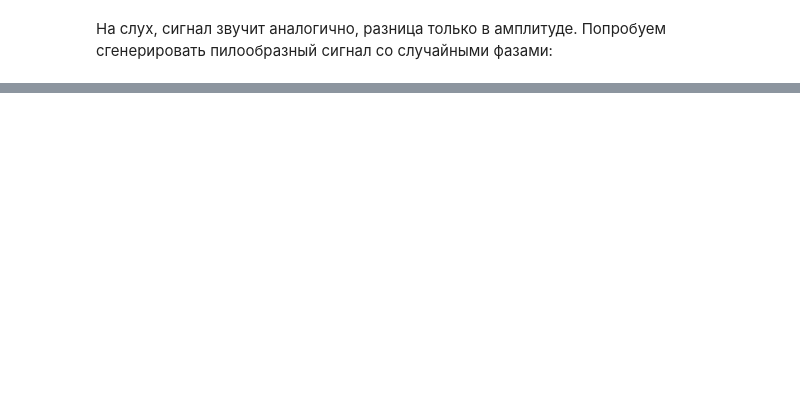
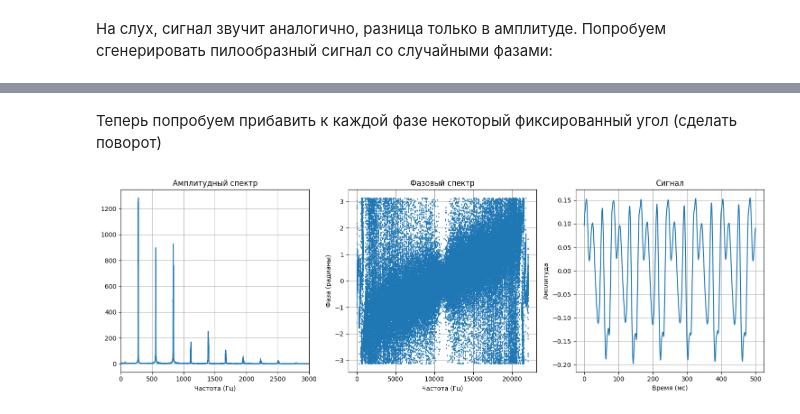
Before and after one commit to annashell/linear_models, a Jupyter notebook: phases.ipynb, the cells around one changed output, grey strips where cells are left out. Saved outputs shown, nothing was run; the diff lists cells and outputs as text; code cells hidden in the pictures; blank space fills up the shorter version.

```diff
--- a/phases.ipynb
+++ b/phases.ipynb
@@ -259,0 +373,49 @@ ipd.Audio(data=original_signal, rate=44100)
+# %% [markdown]
+Теперь попробуем прибавить к каждой фазе некоторый фиксированный угол (сделать поворот)
+# %%
+offset = 2
+
+fft_original = fftpack.fft(segment)
+
+# Получаем амплитуды и фазы
+amplitudes = np.abs(fft_original)
+phases_original = np.angle(fft_original)
+
+new_phases = phases_original + offset
+
+fft_rotated_phase = amplitudes * np.exp(1j * new_phases)
+rotated_phase_signal = np.real(fftpack.ifft(fft_rotated_phase))
+# %%
+fft_rotated_phase = fftpack.fft(rotated_phase_signal)
+
+# Получаем амплитуды и фазы
+amplitudes = np.abs(fft_rotated_phase)
+phases_rotated_phase = np.angle(fft_rotated_phase)
+
+fig, (ax1, ax2, ax3) = plt.subplots(1, 3, figsize=(15, 5))
+
+# Амплитудный спектр
+ax1.plot(frequencies, amplitudes)
+ax1.set_title('Амплитудный спектр')
+ax1.set_xlabel('Частота (Гц)')
+ax1.set_xlim(0, 3000)
+ax1.grid(True)
+
+# Фазовый спектр
+ax2.plot(frequencies, phases_rotated_phase, 'o',
+             markersize=1)
+ax2.set_title('Фазовый спектр')
+ax2.set_xlabel('Частота (Гц)')
+ax2.set_ylabel('Фаза (радианы)')
+ax2.grid(True)
+
+ax3.plot(rotated_phase_signal[:500])
+ax3.set_title('Сигнал')
+ax3.set_xlabel('Время (мс)')
+ax3.set_ylabel('Амплитуда')
+ax3.grid(True)
+
+plt.tight_layout()
+plt.show()
+# %% [output]
+[figure, added]
```
Also changed, not shown: parts of 20 cells of this notebook.
